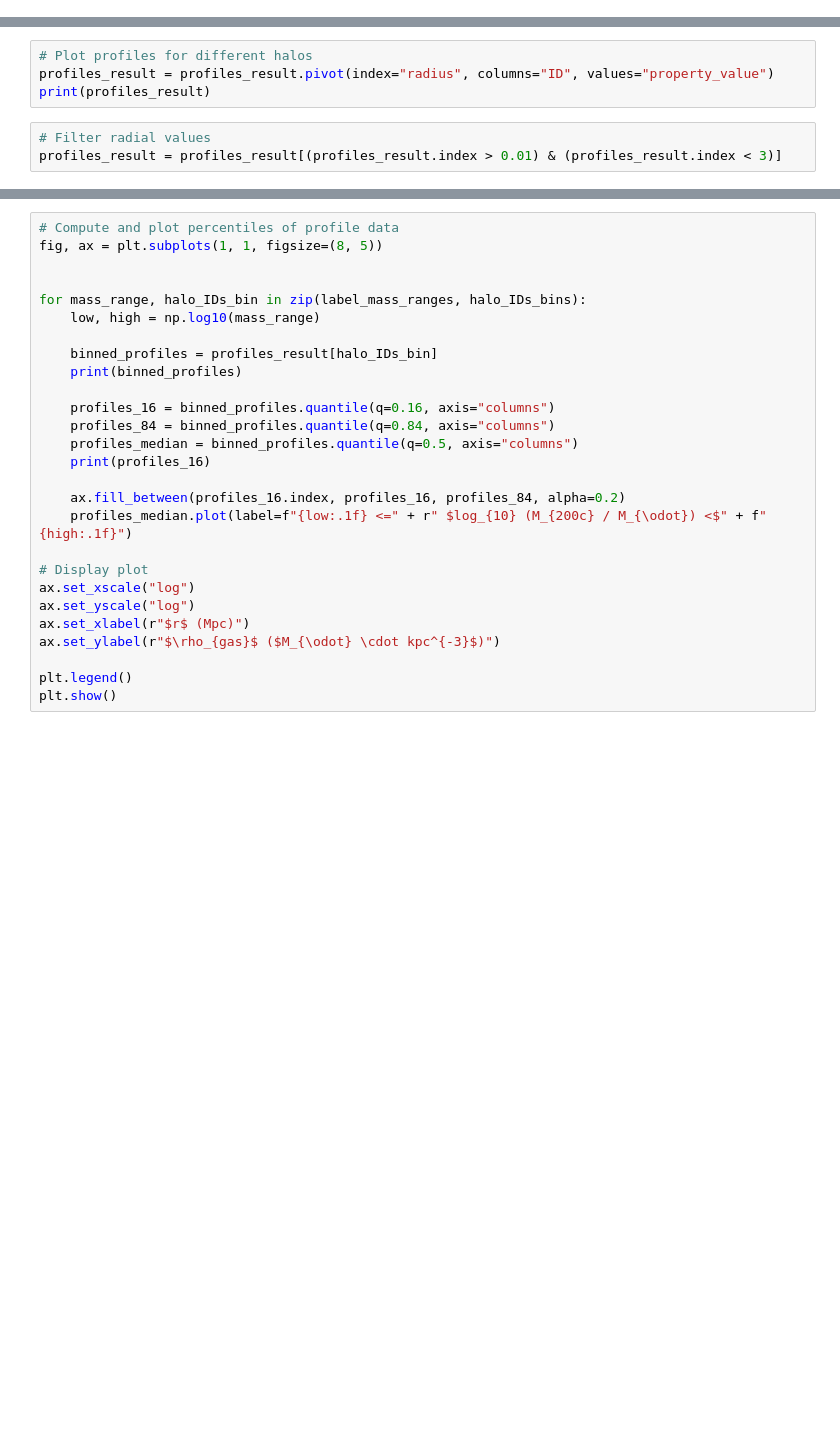
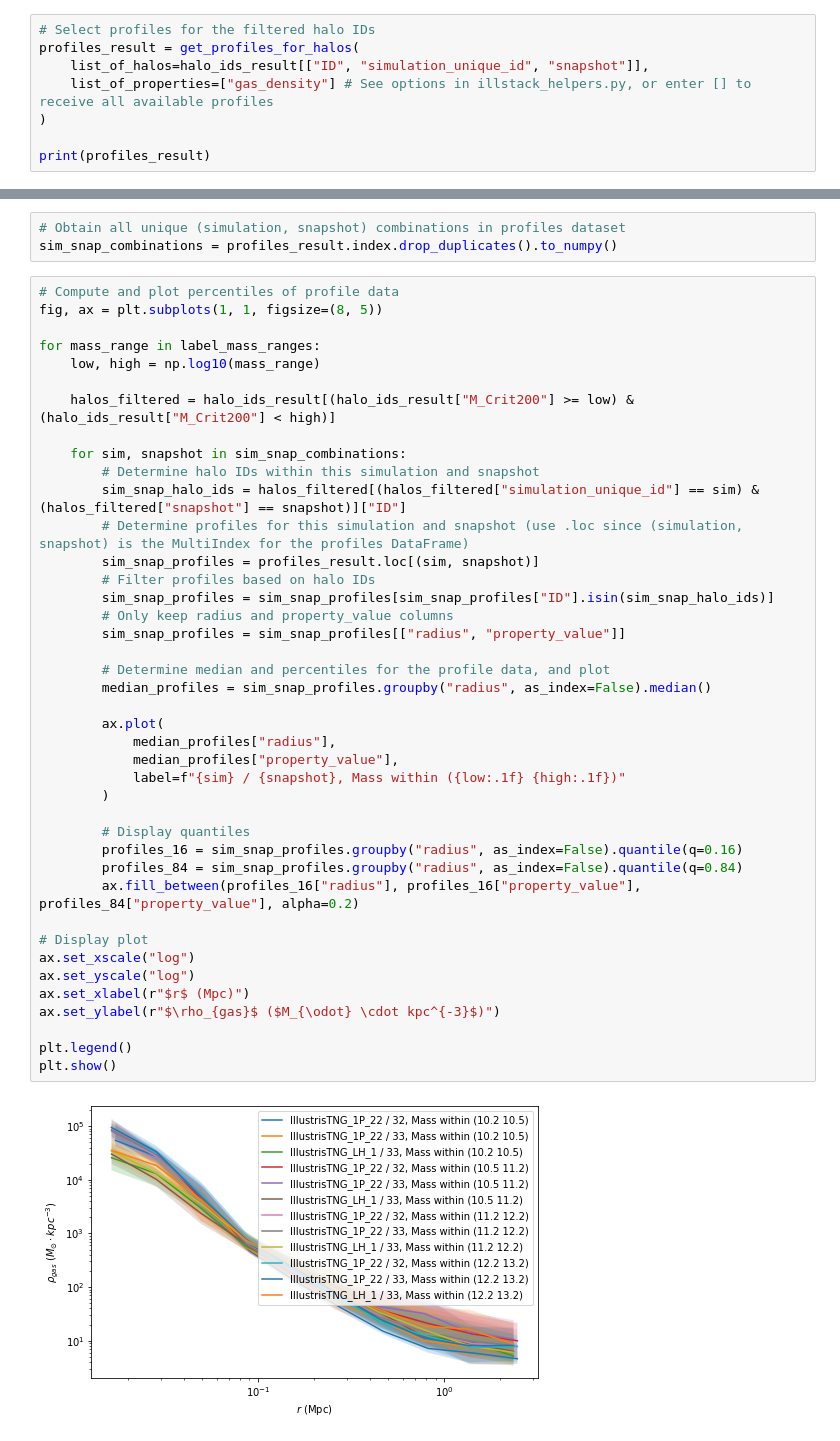
Before and after one commit to lmachadopolettivalle/camels-database-schemas, a Jupyter notebook: sample_end_to_end.ipynb, the cells around one changed output, grey strips where cells are left out. Drawn from its saved outputs; the diff is of its cells as text; blank space fills up the shorter version.

```diff
--- a/sample_end_to_end.ipynb
+++ b/sample_end_to_end.ipynb
@@ -18,0 +32,8 @@ print(simulation_IDs)
+# %%
+# Select profiles for the filtered halo IDs
+profiles_result = get_profiles_for_halos(
+    list_of_halos=halo_ids_result[["ID", "simulation_unique_id", "snapshot"]],
+    list_of_properties=["gas_density"] # See options in illstack_helpers.py, or enter [] to receive all available profiles
+)
+
+print(profiles_result)
@@ -33,10 +84,3 @@ profiles_result["property_value"] *= 1e10 * HUBBLE * HUBBLE # Convert to Msun *
-# %%
-# Plot profiles for different halos
-profiles_result = profiles_result.pivot(index="radius", columns="ID", values="property_value")
-print(profiles_result)
-# %%
-# Filter radial values
-profiles_result = profiles_result[(profiles_result.index > 0.01) & (profiles_result.index < 3)]
 # %%
 # Bin halo_IDs by M_Crit200
 mass_ranges = [(1, 2), (2, 10), (10, 100), (100, 1000)]
@@ -46,27 +94,46 @@ print(halo_IDs_bins)
+# %%
+# Obtain all unique (simulation, snapshot) combinations in profiles dataset
+sim_snap_combinations = profiles_result.index.drop_duplicates().to_numpy()
 # %%
 # Compute and plot percentiles of profile data
 fig, ax = plt.subplots(1, 1, figsize=(8, 5))
 
-
-for mass_range, halo_IDs_bin in zip(label_mass_ranges, halo_IDs_bins):
+for mass_range in label_mass_ranges:
     low, high = np.log10(mass_range)
 
-    binned_profiles = profiles_result[halo_IDs_bin]
-    print(binned_profiles)
+    halos_filtered = halo_ids_result[(halo_ids_result["M_Crit200"] >= low) & (halo_ids_result["M_Crit200"] < high)]
 
-    profiles_16 = binned_profiles.quantile(q=0.16, axis="columns")
-    profiles_84 = binned_profiles.quantile(q=0.84, axis="columns")
-    profiles_median = binned_profiles.quantile(q=0.5, axis="columns")
-    print(profiles_16)
+    for sim, snapshot in sim_snap_combinations:
+        # Determine halo IDs within this simulation and snapshot
+        sim_snap_halo_ids = halos_filtered[(halos_filtered["simulation_unique_id"] == sim) & (halos_filtered["snapshot"] == snapshot)]["ID"]
+        # Determine profiles for this simulation and snapshot (use .loc since (simulation, snapshot) is the MultiIndex for the profiles DataFrame)
+        sim_snap_profiles = profiles_result.loc[(sim, snapshot)]
+        # Filter profiles based on halo IDs
+        sim_snap_profiles = sim_snap_profiles[sim_snap_profiles["ID"].isin(sim_snap_halo_ids)]
+        # Only keep radius and property_value columns
+        sim_snap_profiles = sim_snap_profiles[["radius", "property_value"]]
 
-    ax.fill_between(profiles_16.index, profiles_16, profiles_84, alpha=0.2)
-    profiles_median.plot(label=f"{low:.1f} <=" + r" $log_{10} (M_{200c} / M_{\odot}) <$" + f" {high:.1f}")
+        # Determine median and percentiles for the profile data, and plot
+        median_profiles = sim_snap_profiles.groupby("radius", as_index=False).median()
+
+        ax.plot(
+            median_profiles["radius"],
+            median_profiles["property_value"],
+            label=f"{sim} / {snapshot}, Mass within ({low:.1f} {high:.1f})"
+        )
+
+        # Display quantiles
+        profiles_16 = sim_snap_profiles.groupby("radius", as_index=False).quantile(q=0.16)
+        profiles_84 = sim_snap_profiles.groupby("radius", as_index=False).quantile(q=0.84)
+        ax.fill_between(profiles_16["radius"], profiles_16["property_value"], profiles_84["property_value"], alpha=0.2)
 
 # Display plot
 ax.set_xscale("log")
 ax.set_yscale("log")
 ax.set_xlabel(r"$r$ (Mpc)")
 ax.set_ylabel(r"$\rho_{gas}$ ($M_{\odot} \cdot kpc^{-3}$)")
 
 plt.legend()
 plt.show()
+# %% [output]
+[figure, added]
```
Also changed, not shown: parts of 5 cells of this notebook.
